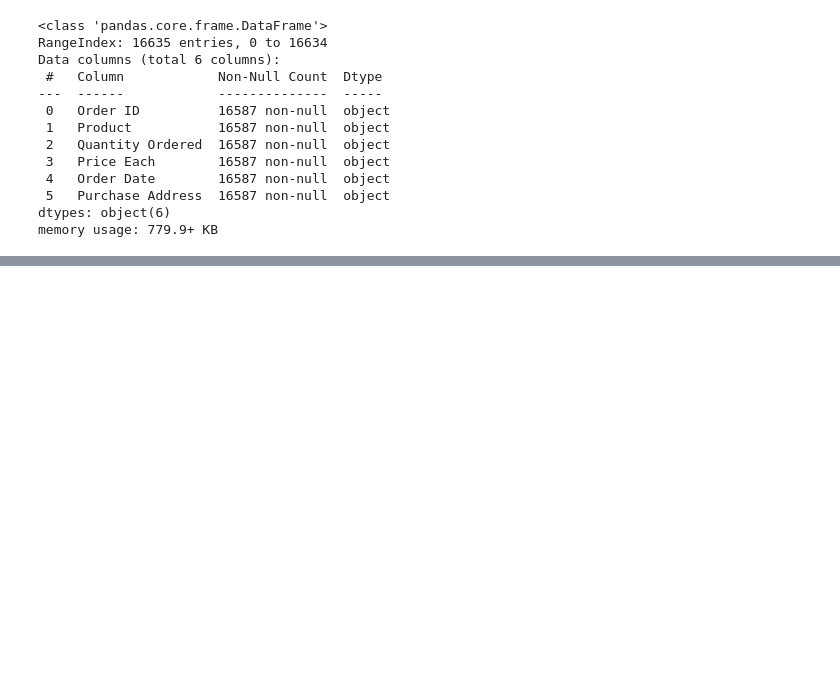
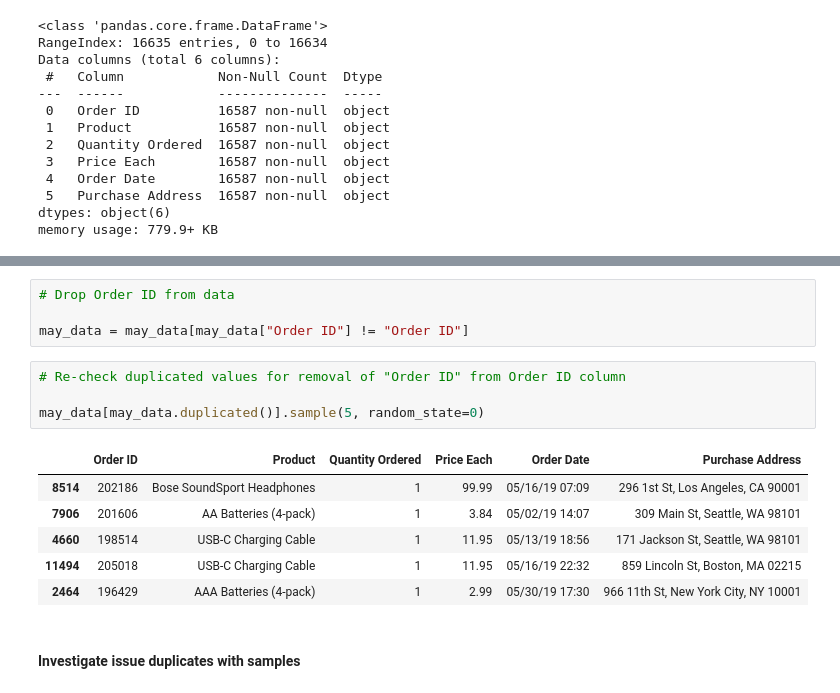
Before and after one commit to elvis-darko/Personal-Projects, a Jupyter notebook: FULL CYCLE PROJECTS/PRODUCT_SALES_ANALYSIS/Product_Sales_Data_Analysis.ipynb, the cells around one changed output, grey strips where cells are left out. Saved outputs shown, nothing was run; the diff lists cells and outputs as text; blank space fills up the shorter version.

```diff
--- a/FULL CYCLE PROJECTS/PRODUCT_SALES_ANALYSIS/Product_Sales_Data_Analysis.ipynb
+++ b/FULL CYCLE PROJECTS/PRODUCT_SALES_ANALYSIS/Product_Sales_Data_Analysis.ipynb
@@ -1068,0 +1114,17 @@ memory usage: 779.9+ KB
+# %%
+# Drop Order ID from data
+
+may_data = may_data[may_data["Order ID"] != "Order ID"]
+# %%
+# Re-check duplicated values for removal of "Order ID" from Order ID column
+
+may_data[may_data.duplicated()].sample(5, random_state=0)
+# %% [output]
+|  | Order ID | Product | Quantity Ordered | Price Each | Order Date | Purchase Address |
+| 8514 | 202186 | Bose SoundSport Headphones | 1 | 99.99 | 05/16/19 07:09 | 296 1st St, Los Angeles, CA 90001 |
+| 7906 | 201606 | AA Batteries (4-pack) | 1 | 3.84 | 05/02/19 14:07 | 309 Main St, Seattle, WA 98101 |
+| 4660 | 198514 | USB-C Charging Cable | 1 | 11.95 | 05/13/19 18:56 | 171 Jackson St, Seattle, WA 98101 |
+| 11494 | 205018 | USB-C Charging Cable | 1 | 11.95 | 05/16/19 22:32 | 859 Lincoln St, Boston, MA 02215 |
+| 2464 | 196429 | AAA Batteries (4-pack) | 1 | 2.99 | 05/30/19 17:30 | 966 11th St, New York City, NY 10001 |
+# %% [markdown]
+#### Investigate issue duplicates with samples
```
Also changed, not shown: parts of 37 cells of this notebook.
